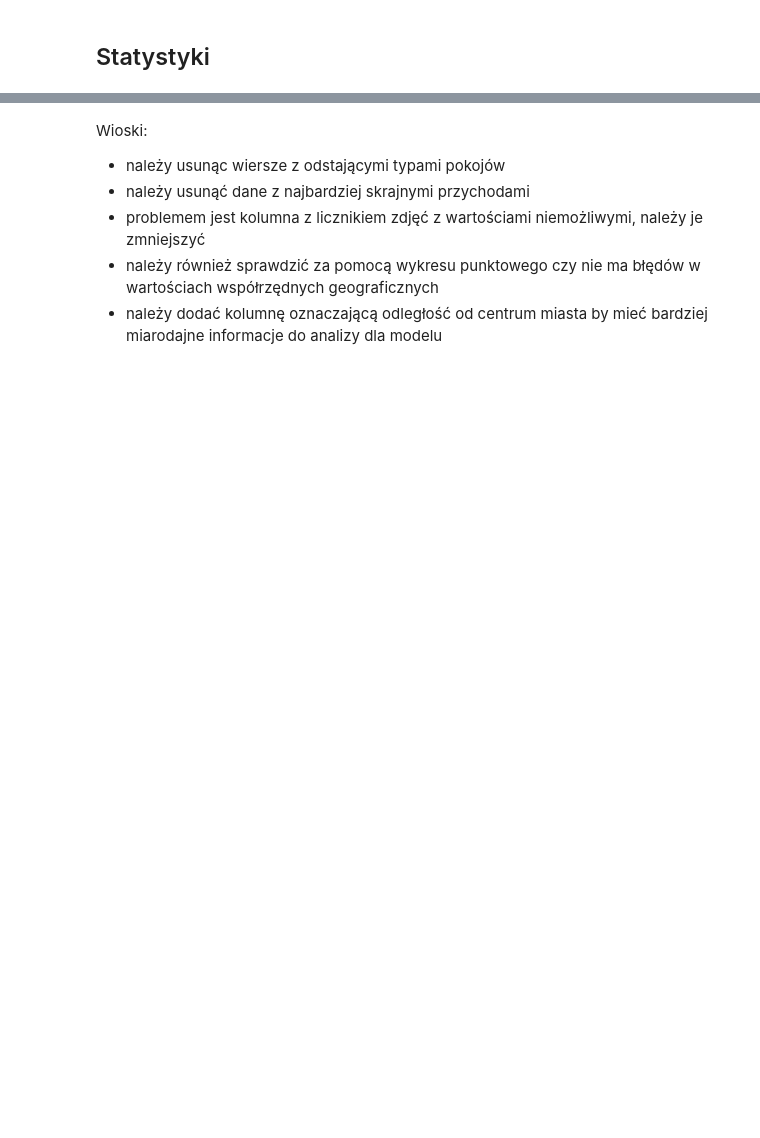
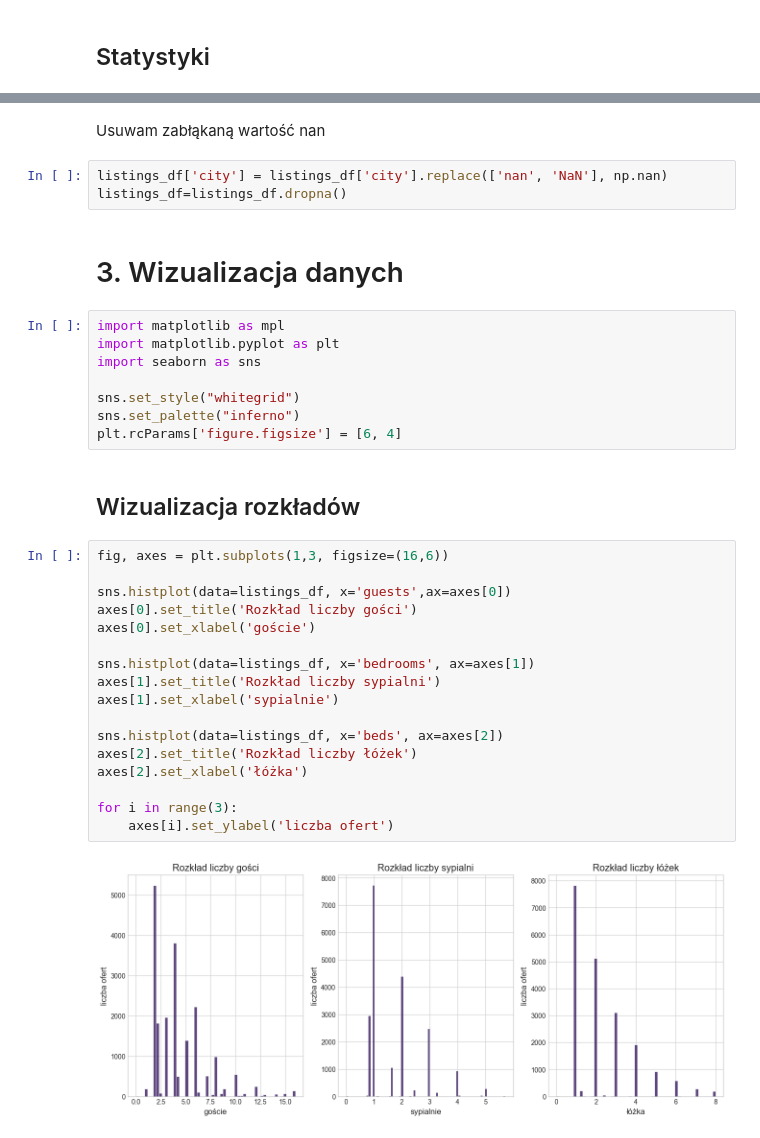
Before and after one commit to szczypiorecz3k/airbnb_project, a Jupyter notebook: raport.ipynb, the cells around one changed output, grey strips where cells are left out. Cells and saved outputs as stored; diff of their text form; blank space fills up the shorter version.

Commit message:
Kompletne dane, początek wizualizacji

```diff
--- a/raport.ipynb
+++ b/raport.ipynb
@@ -432,8 +563,37 @@ nan             0.004779
 Name: proportion, Length: 113, dtype: float64
-# %% [markdown]
-Wioski:
-- należy usunąc wiersze z odstającymi typami pokojów
-- należy usunąć dane z najbardziej skrajnymi przychodami
-- problemem jest kolumna z licznikiem zdjęć z wartościami niemożliwymi, należy je zmniejszyć
-- należy również sprawdzić za pomocą wykresu punktowego czy nie ma błędów w wartościach współrzędnych geograficznych
-- należy dodać kolumnę oznaczającą odległość od centrum miasta by mieć bardziej miarodajne informacje do analizy dla modelu
+# %% [markdown]
+Usuwam zabłąkaną wartość nan
+# %%
+listings_df['city'] = listings_df['city'].replace(['nan', 'NaN'], np.nan)
+listings_df=listings_df.dropna()
+# %% [markdown]
+# 3. Wizualizacja danych
+# %%
+import matplotlib as mpl
+import matplotlib.pyplot as plt
+import seaborn as sns
+
+sns.set_style("whitegrid")
+sns.set_palette("inferno")
+plt.rcParams['figure.figsize'] = [6, 4]
+# %% [markdown]
+## Wizualizacja rozkładów
+# %%
+fig, axes = plt.subplots(1,3, figsize=(16,6))
+
+sns.histplot(data=listings_df, x='guests',ax=axes[0])
+axes[0].set_title('Rozkład liczby gości')
+axes[0].set_xlabel('goście')
+
+sns.histplot(data=listings_df, x='bedrooms', ax=axes[1])
+axes[1].set_title('Rozkład liczby sypialni')
+axes[1].set_xlabel('sypialnie')
+
+sns.histplot(data=listings_df, x='beds', ax=axes[2])
+axes[2].set_title('Rozkład liczby łóżek')
+axes[2].set_xlabel('łóżka')
+
+for i in range(3):
+    axes[i].set_ylabel('liczba ofert')
+# %% [output]
+[figure, added]
```
Also changed, not shown: parts of 42 cells of this notebook, 1 other file.
